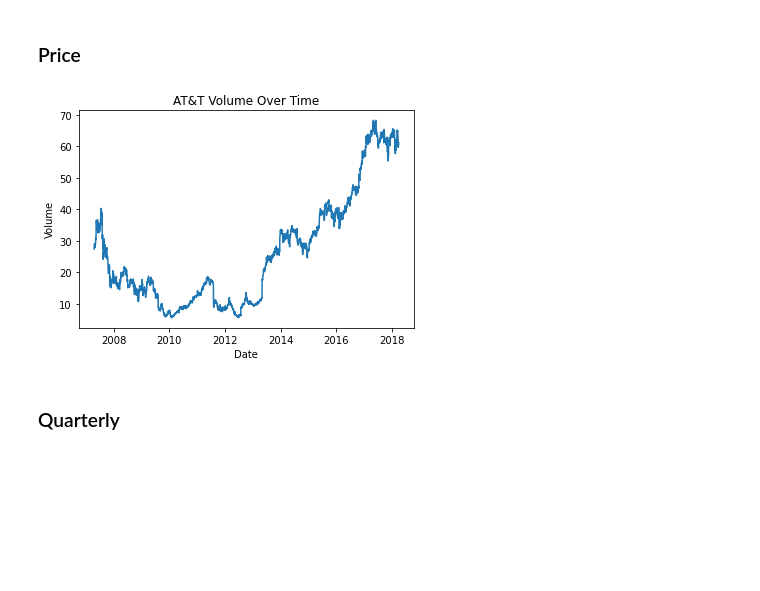
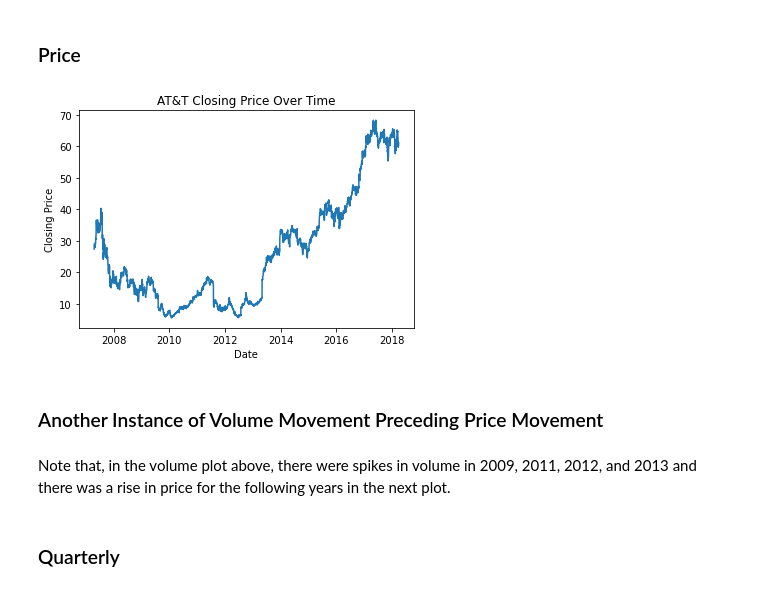
Before and after one commit to mssubaiti/Project1_Group1, a Jupyter notebook: new.ipynb, the cells around one changed output. Cells and saved outputs as stored; diff of their text form; code cells hidden in the pictures; blank space fills up the shorter version.

```diff
--- a/new.ipynb
+++ b/new.ipynb
@@ -12,3 +12,16 @@ vz = pd.read_csv("VZ.csv")
 att["Date"] = pd.to_datetime(att['Date'])
 tm["Date"] = pd.to_datetime(tm['Date'])
 vz["Date"] = pd.to_datetime(vz['Date'])
+# %%
+# Calculate the daily percentage change in stock prices
+tm['Pct Change'] = (tm['Close'] - tm['Open']) / tm['Open'] * 100
+att['Pct Change'] = (att['Close'] - att['Open']) / att['Open'] * 100
+vz['Pct Change'] = (vz['Close'] - vz['Open']) / vz['Open'] * 100
+# %%
+# calculate the daily trading volume for all
+tm['Daily Trading Volume'] = tm['Volume'] / tm['Adj. Close']
+att['Daily Trading Volume'] = att['Volume'] / att['Adj. Close']
+vz['Daily Trading Volume'] = vz['Volume'] / vz['Adj. Close']
+display(tm.head())
+display(att.head())
+display(vz.head())
@@ -100,12 +220,16 @@ plt.show()
 ### Price
 # %%
 plt.plot(tm["Date"], tm["Close"])
-plt.title("AT&T Volume Over Time")
+plt.title("AT&T Closing Price Over Time")
 plt.xlabel("Date")
-plt.ylabel("Volume")
+plt.ylabel("Closing Price")
 plt.show()
 # %% [output]
-[figure, old version]
+[figure, new version]
+# %% [markdown]
+### Another Instance of Volume Movement Preceding Price Movement
+# %% [markdown]
+Note that, in the volume plot above, there were spikes in volume in 2009, 2011, 2012, and 2013 and there was a rise in price for the following years in the next plot.
 # %% [markdown]
 ### Quarterly
 # %% [markdown]
```
Also changed, not shown: parts of 10 cells of this notebook.
